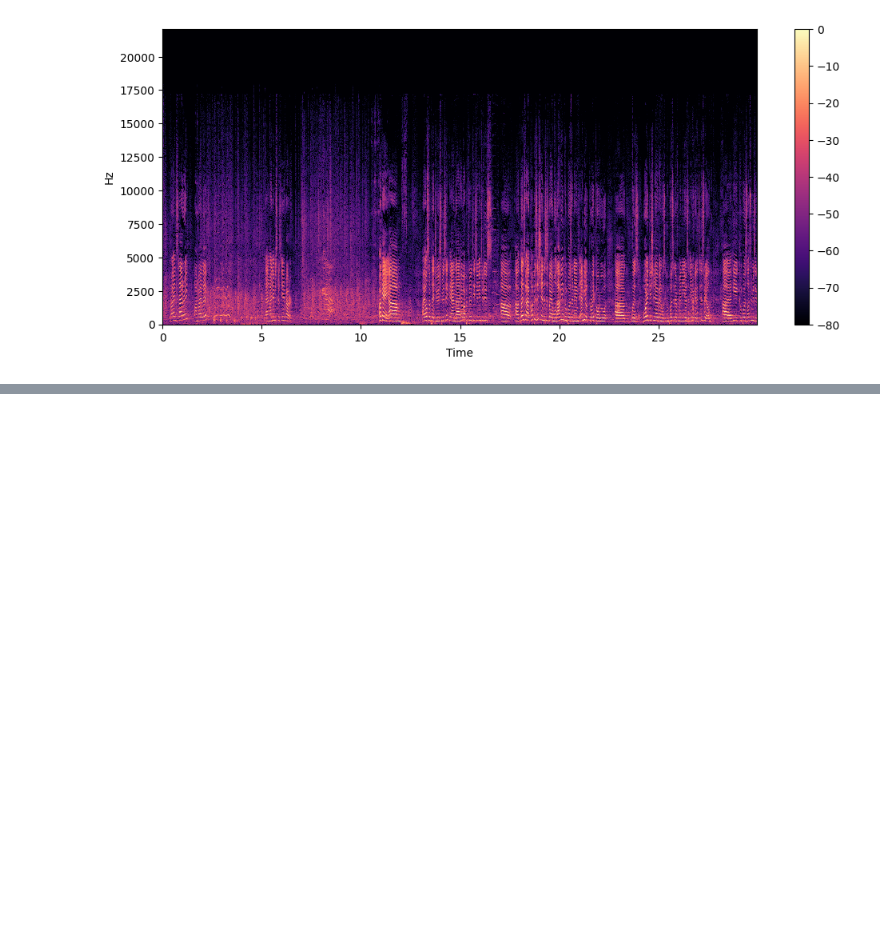
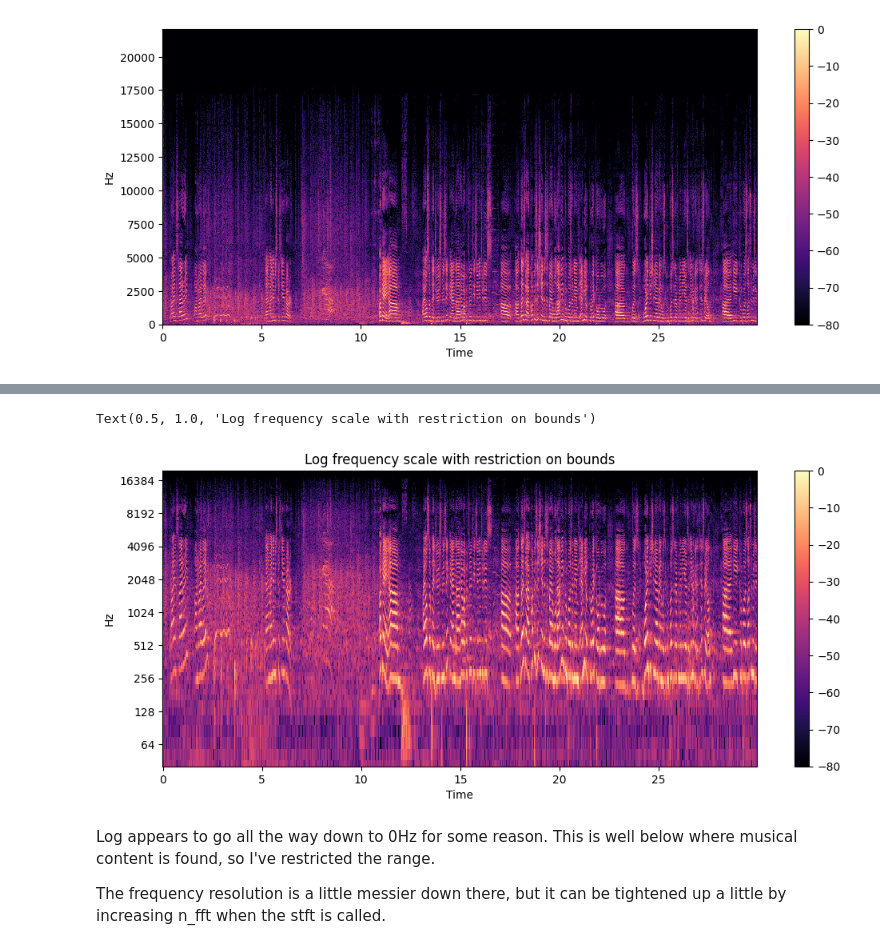
Before and after one commit to allispaul/audiobot, a Jupyter notebook: EDA/downloading_data_and_plot_example.ipynb, the cells around one changed output, grey strips where cells are left out. Drawn from its saved outputs; the diff is of its cells as text; code cells hidden in the pictures; blank space fills up the shorter version.

```diff
--- a/EDA/downloading_data_and_plot_example.ipynb
+++ b/EDA/downloading_data_and_plot_example.ipynb
@@ -83,0 +77,15 @@ plt.colorbar()
+# %%
+plt.figure().set_figwidth(12)
+
+librosa.display.specshow(S_db, x_axis="time", y_axis="log", sr=44100)
+plt.colorbar()
+plt.ylim([20, 20000])
+plt.title("Log frequency scale with restriction on bounds")
+# %% [output]
+Text(0.5, 1.0, 'Log frequency scale with restriction on bounds')
+[figure, added]
+# %% [markdown]
+Log appears to go all the way down to 0Hz for some reason.
+This is well below where musical content is found, so I've restricted the range.
+
+The frequency resolution is a little messier down there, but it can be tightened up a little by increasing n_fft when the stft is called.
```
Also changed, not shown: parts of 6 cells of this notebook.
